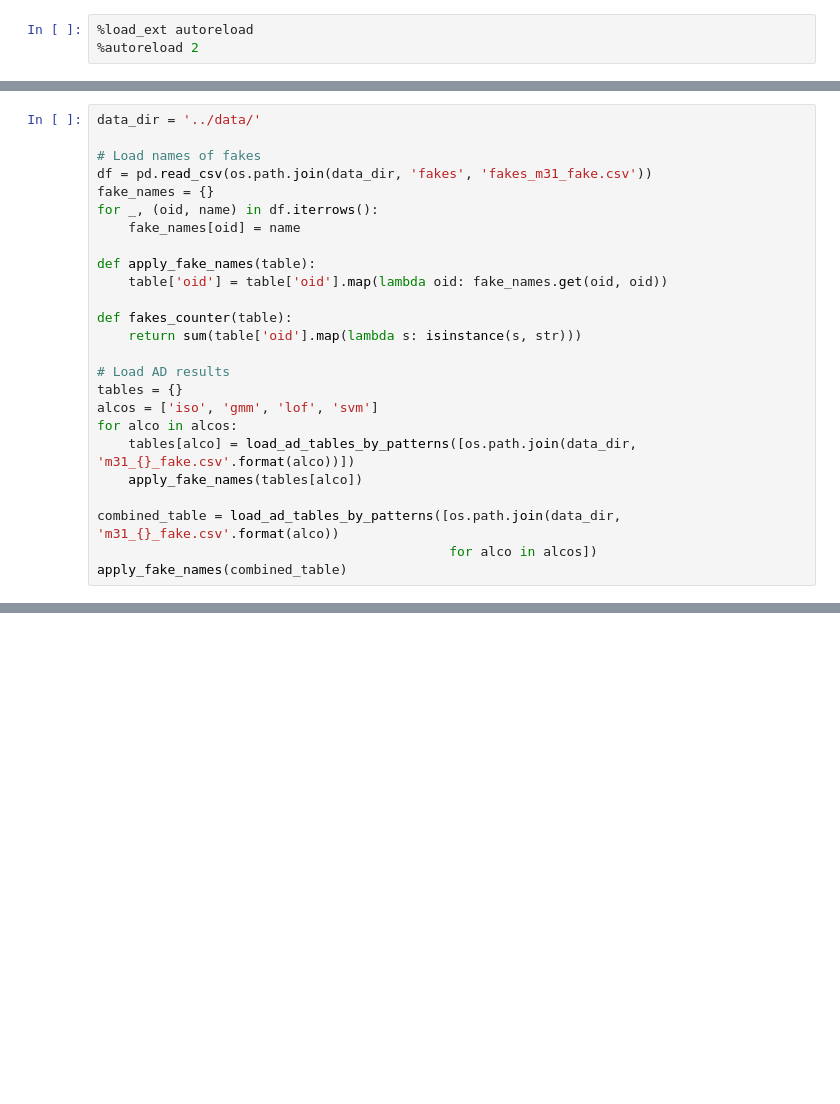
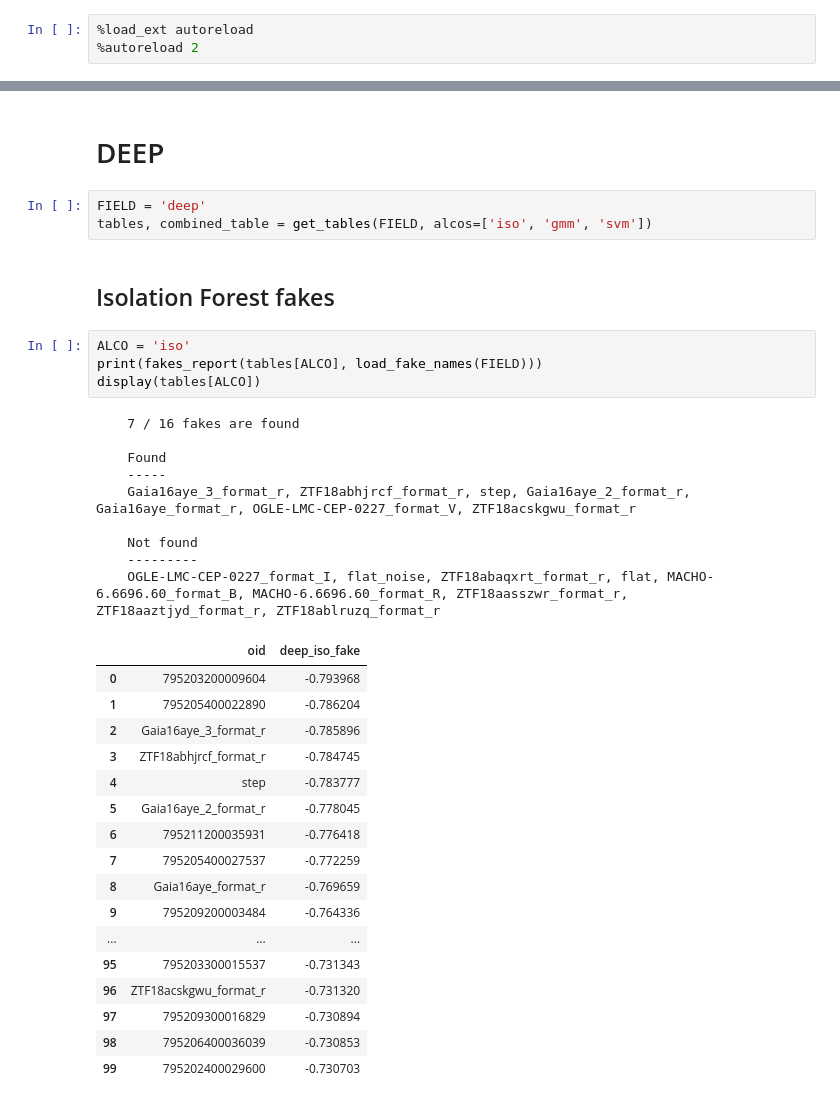
Before and after one commit to snad-space/zwad, a Jupyter notebook: notebooks/fakes_detection.ipynb, the cells around one changed output, grey strips where cells are left out. Saved outputs shown, nothing was run; the diff lists cells and outputs as text; blank space fills up the shorter version.

Commit message:
Update fakes_detection with DEEP

```diff
--- a/notebooks/fakes_detection.ipynb
+++ b/notebooks/fakes_detection.ipynb
@@ -19,25 +3,0 @@ pd.set_option('display.max_rows', 2000)
-# %%
-data_dir = '../data/'
-
-# Load names of fakes
-df = pd.read_csv(os.path.join(data_dir, 'fakes', 'fakes_m31_fake.csv'))
-fake_names = {}
-for _, (oid, name) in df.iterrows():
-    fake_names[oid] = name
-
-def apply_fake_names(table):
-    table['oid'] = table['oid'].map(lambda oid: fake_names.get(oid, oid))
-
-def fakes_counter(table):
-    return sum(table['oid'].map(lambda s: isinstance(s, str)))
-
-# Load AD results
-tables = {}
-alcos = ['iso', 'gmm', 'lof', 'svm']
-for alco in alcos:
-    tables[alco] = load_ad_tables_by_patterns([os.path.join(data_dir, 'm31_{}_fake.csv'.format(alco))])
-    apply_fake_names(tables[alco])
-
-combined_table = load_ad_tables_by_patterns([os.path.join(data_dir, 'm31_{}_fake.csv'.format(alco))
-                                             for alco in alcos])
-apply_fake_names(combined_table)
@@ -163,0 +417,38 @@ display(combined_table)
+# %% [markdown]
+# DEEP
+# %%
+FIELD = 'deep'
+tables, combined_table = get_tables(FIELD, alcos=['iso', 'gmm', 'svm'])
+# %% [markdown]
+## Isolation Forest fakes
+# %%
+ALCO = 'iso'
+print(fakes_report(tables[ALCO], load_fake_names(FIELD)))
+display(tables[ALCO])
+# %% [output]
+    7 / 16 fakes are found
+
+    Found
+    -----
+    Gaia16aye_3_format_r, ZTF18abhjrcf_format_r, step, Gaia16aye_2_format_r, Gaia16aye_format_r, OGLE-LMC-CEP-0227_format_V, ZTF18acskgwu_format_r
+
+    Not found
+    ---------
+    OGLE-LMC-CEP-0227_format_I, flat_noise, ZTF18abaqxrt_format_r, flat, MACHO-6.6696.60_format_B, MACHO-6.6696.60_format_R, ZTF18aasszwr_format_r, ZTF18aaztjyd_format_r, ZTF18ablruzq_format_r
+|  | oid | deep_iso_fake |
+| 0 | 795203200009604 | -0.793968 |
+| 1 | 795205400022890 | -0.786204 |
+| 2 | Gaia16aye_3_format_r | -0.785896 |
+| 3 | ZTF18abhjrcf_format_r | -0.784745 |
+| 4 | step | -0.783777 |
+| 5 | Gaia16aye_2_format_r | -0.778045 |
+| 6 | 795211200035931 | -0.776418 |
+| 7 | 795205400027537 | -0.772259 |
+| 8 | Gaia16aye_format_r | -0.769659 |
+| 9 | 795209200003484 | -0.764336 |
+| ... | ... | ... |
+| 95 | 795203300015537 | -0.731343 |
+| 96 | ZTF18acskgwu_format_r | -0.731320 |
+| 97 | 795209300016829 | -0.730894 |
+| 98 | 795206400036039 | -0.730853 |
+| 99 | 795202400029600 | -0.730703 |
```
Also changed, not shown: parts of 45 cells of this notebook.
